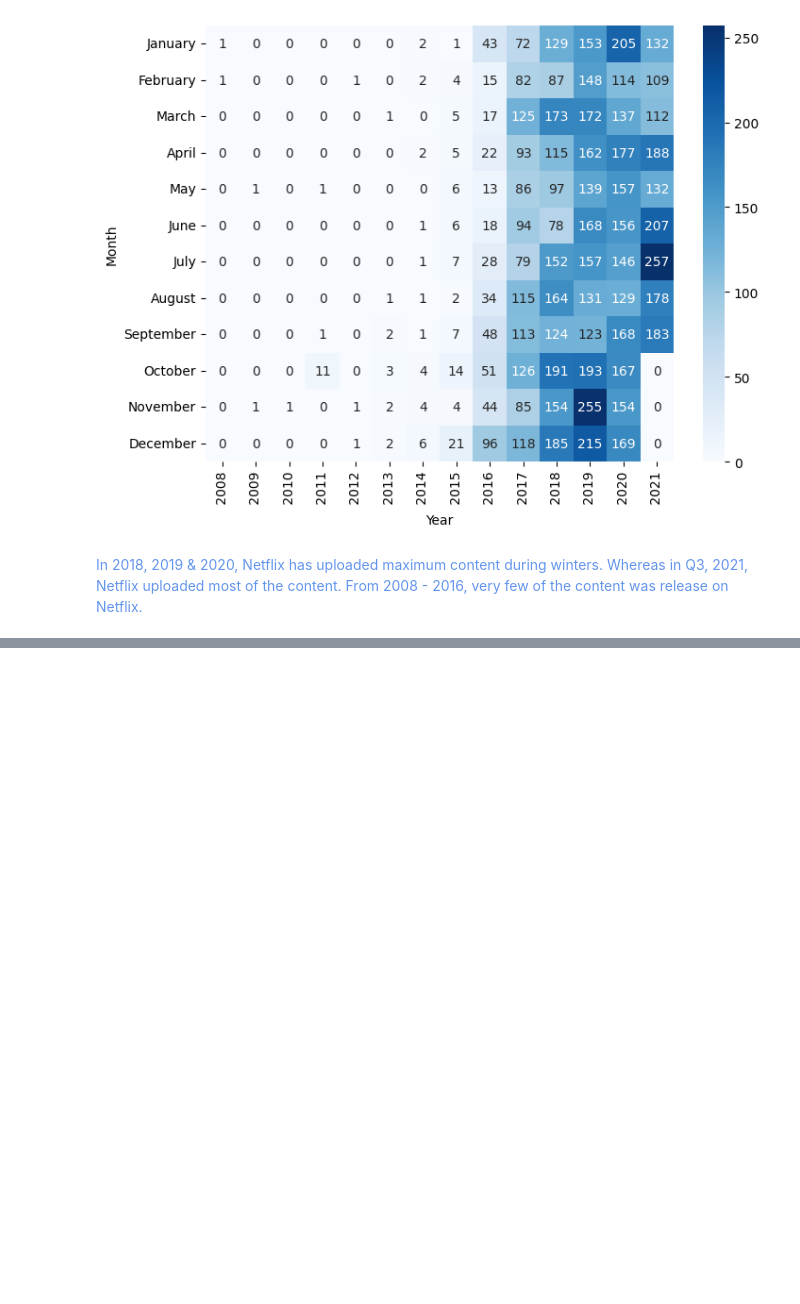
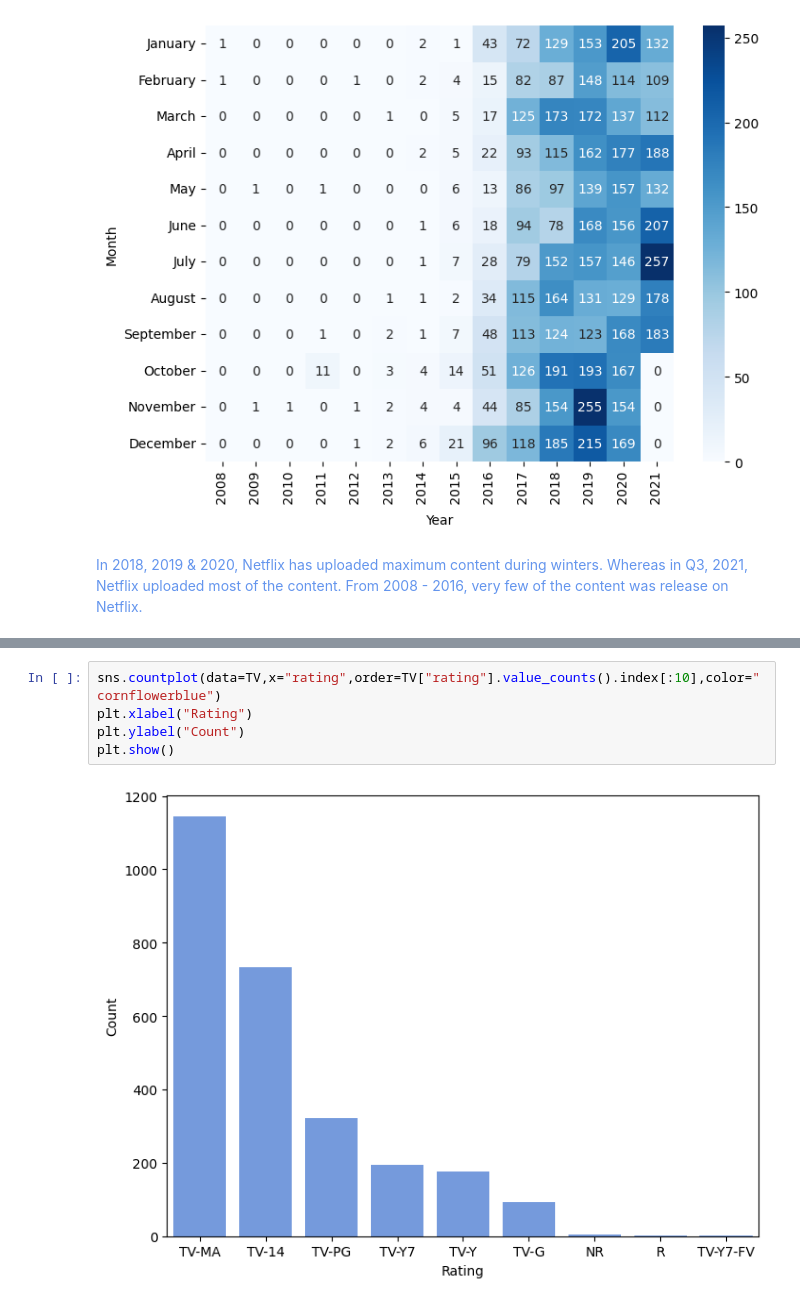
Before and after one commit to r9hit10/NetFlix-EDA, a Jupyter notebook: Netflix_Exploratory_Data_Analysis.ipynb, the cells around one changed output, grey strips where cells are left out. Cells and saved outputs as stored; diff of their text form; blank space fills up the shorter version.

```diff
--- a/Netflix_Exploratory_Data_Analysis.ipynb
+++ b/Netflix_Exploratory_Data_Analysis.ipynb
@@ -765,0 +781,7 @@ From 2008 - 2016, very few of the content was release on Netflix.  </font>
+# %%
+sns.countplot(data=TV,x="rating",order=TV["rating"].value_counts().index[:10],color="cornflowerblue")
+plt.xlabel("Rating")
+plt.ylabel("Count")
+plt.show()
+# %% [output]
+[figure, added]
```
Also changed, not shown: parts of 2 cells of this notebook.
